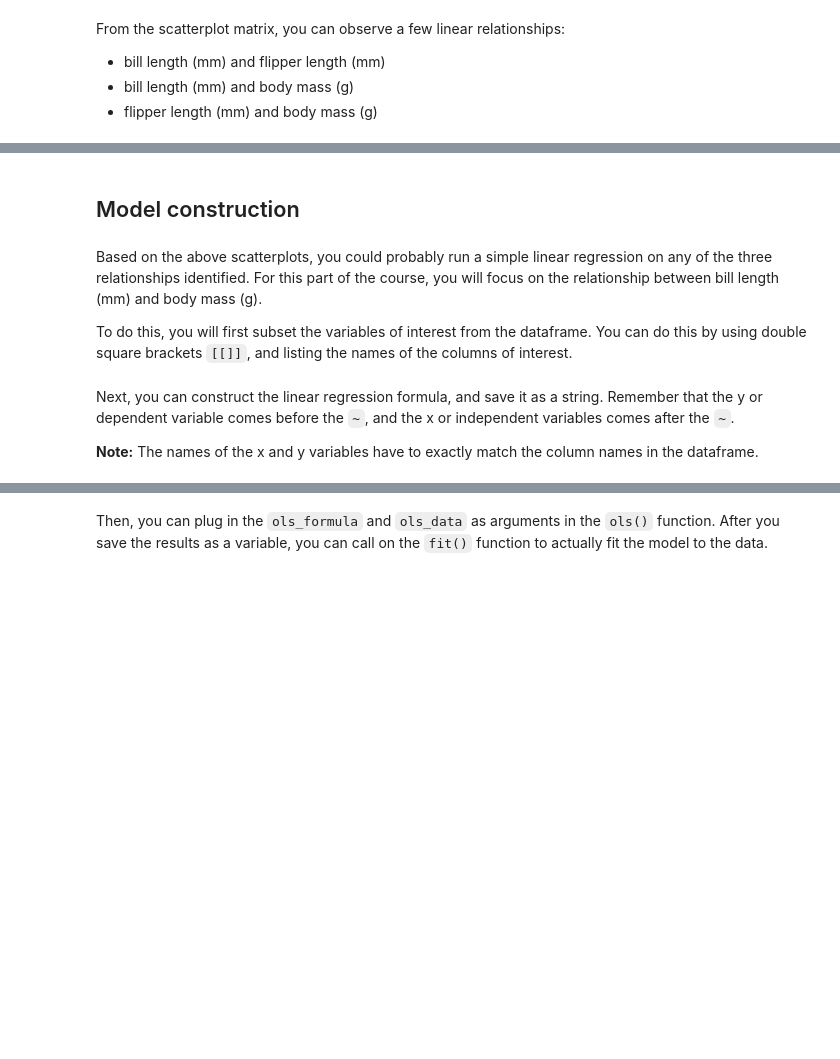
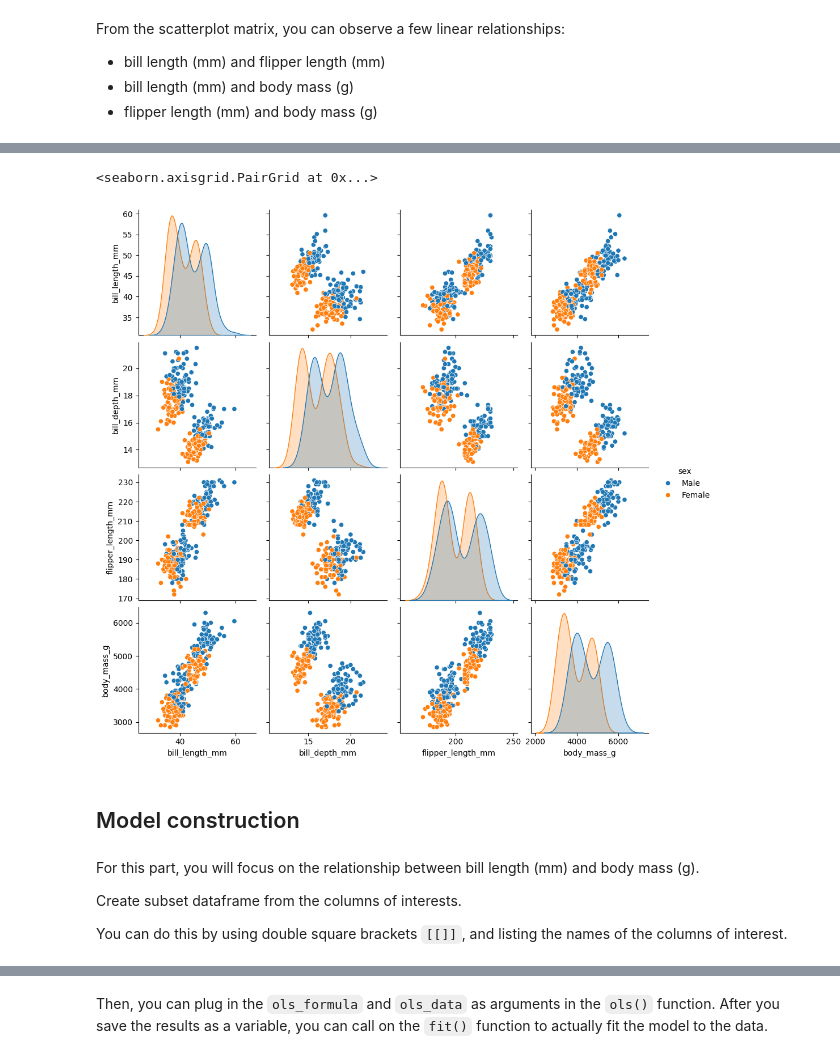
Before and after one commit to dyyland23-glitch/Penguins_Explore-linear-regression-with-Python, a Jupyter notebook: Penguins Explore linear regression with Python.ipynb, the cells around one changed output, grey strips where cells are left out. Drawn from its saved outputs; the diff is of its cells as text; code cells hidden in the pictures; blank space fills up the shorter version.

```diff
--- a/Penguins Explore linear regression with Python.ipynb
+++ b/Penguins Explore linear regression with Python.ipynb
@@ -181,8 +187,19 @@ From the scatterplot matrix, you can observe a few linear relationships:
+# %%
+sns.pairplot(penguins_final, hue="sex")
+# %% [output]
+<seaborn.axisgrid.PairGrid at 0x...>
+[figure, added]
 # %% [markdown]
 ## Model construction
 # %% [markdown]
-Based on the above scatterplots, you could probably run a simple linear regression on any of the three relationships identified. For this part of the course, you will focus on the relationship between bill length (mm) and body mass (g).
 
-To do this, you will first subset the variables of interest from the dataframe. You can do this by using double square brackets `[[]]`, and listing the names of the columns of interest.
+For this part, you will focus on the relationship between bill length (mm) and body mass (g).
+
+
+Create subset dataframe from the columns of interests.
+
+
+
+You can do this by using double square brackets `[[]]`, and listing the names of the columns of interest.
 # %%
 # Subset Data
@@ -189,5 +207 @@ To do this, you will first subset the variables of interest from the dataframe.
 ols_data = penguins_final[["bill_length_mm", "body_mass_g"]]
-# %% [markdown]
-Next, you can construct the linear regression formula, and save it as a string. Remember that the y or dependent variable comes before the `~`, and the x or independent variables comes after the `~`.
-
-**Note:** The names of the x and y variables have to exactly match the column names in the dataframe.
```
Also changed, not shown: parts of 6 cells of this notebook.
